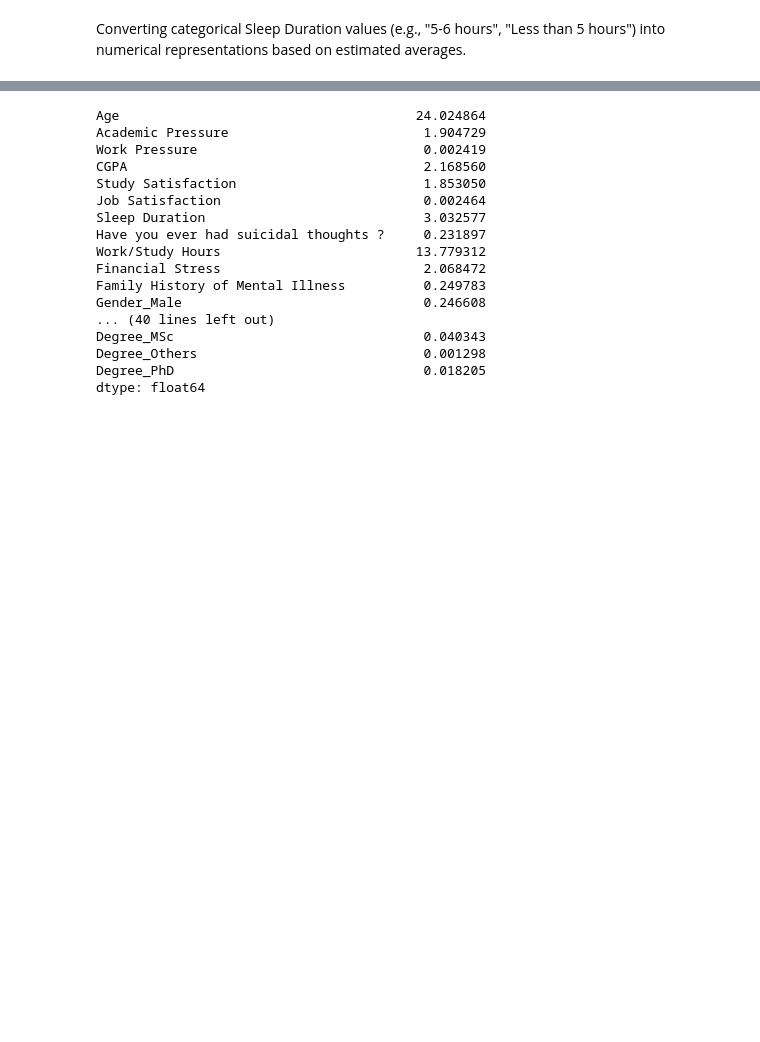
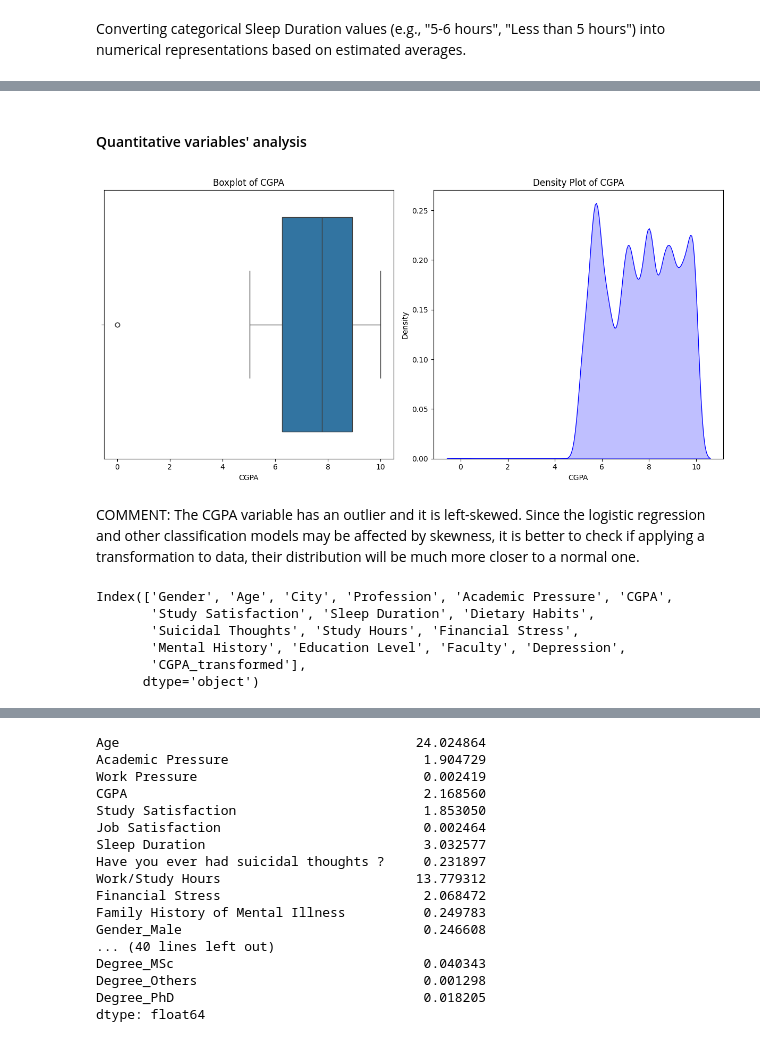
Before and after one commit to NaDub/ML_2024, a Jupyter notebook: Depression_Analysis_V1.ipynb, the cells around one changed output, grey strips where cells are left out. Cells and saved outputs as stored; diff of their text form; code cells hidden in the pictures; blank space fills up the shorter version.

```diff
--- a/Depression_Analysis_V1.ipynb
+++ b/Depression_Analysis_V1.ipynb
@@ -239,0 +750,42 @@ plt.show()
+# %% [markdown]
+#### Quantitative variables' analysis
+# %%
+import seaborn as sns
+
+# Define the variable name
+var_name = 'CGPA'  # Replace with your actual variable name
+
+# Create the figure for both plots
+plt.figure(figsize=(12, 6))
+
+# Create subplot for the boxplot
+plt.subplot(1, 2, 1)  # (rows, columns, index)
+sns.boxplot(data=df_resampled, x=var_name)  # Removed palette argument
+plt.title(f'Boxplot of {var_name}')
+plt.xlabel(var_name)
+
+# Create subplot for the density plot
+plt.subplot(1, 2, 2)
+sns.kdeplot(data=df_resampled, x=var_name, fill=True, color='b')  # Replaced shade=True with fill=True
+plt.title(f'Density Plot of {var_name}')
+plt.xlabel(var_name)
+
+# Display the plots
+plt.tight_layout()
+plt.show()
+# %% [output]
+[figure, added]
+# %% [markdown]
+COMMENT: The CGPA variable has an outlier and it is left-skewed.
+Since the logistic regression and other classification models may be affected by skewness, it is better to check if applying a transformation to data, their distribution will be much more closer to a normal one.
+# %%
+df_resampled['CGPA_transformed'] = np.log(df_resampled['CGPA'] + 1)  # +1 to avoid divisions per 0
+df_resampled.shape
+df_resampled.columns
+# %% [output]
+Index(['Gender', 'Age', 'City', 'Profession', 'Academic Pressure', 'CGPA',
+       'Study Satisfaction', 'Sleep Duration', 'Dietary Habits',
+       'Suicidal Thoughts', 'Study Hours', 'Financial Stress',
+       'Mental History', 'Education Level', 'Faculty', 'Depression',
+       'CGPA_transformed'],
+      dtype='object')
```
Also changed, not shown: parts of 76 cells of this notebook, 1 other file.
